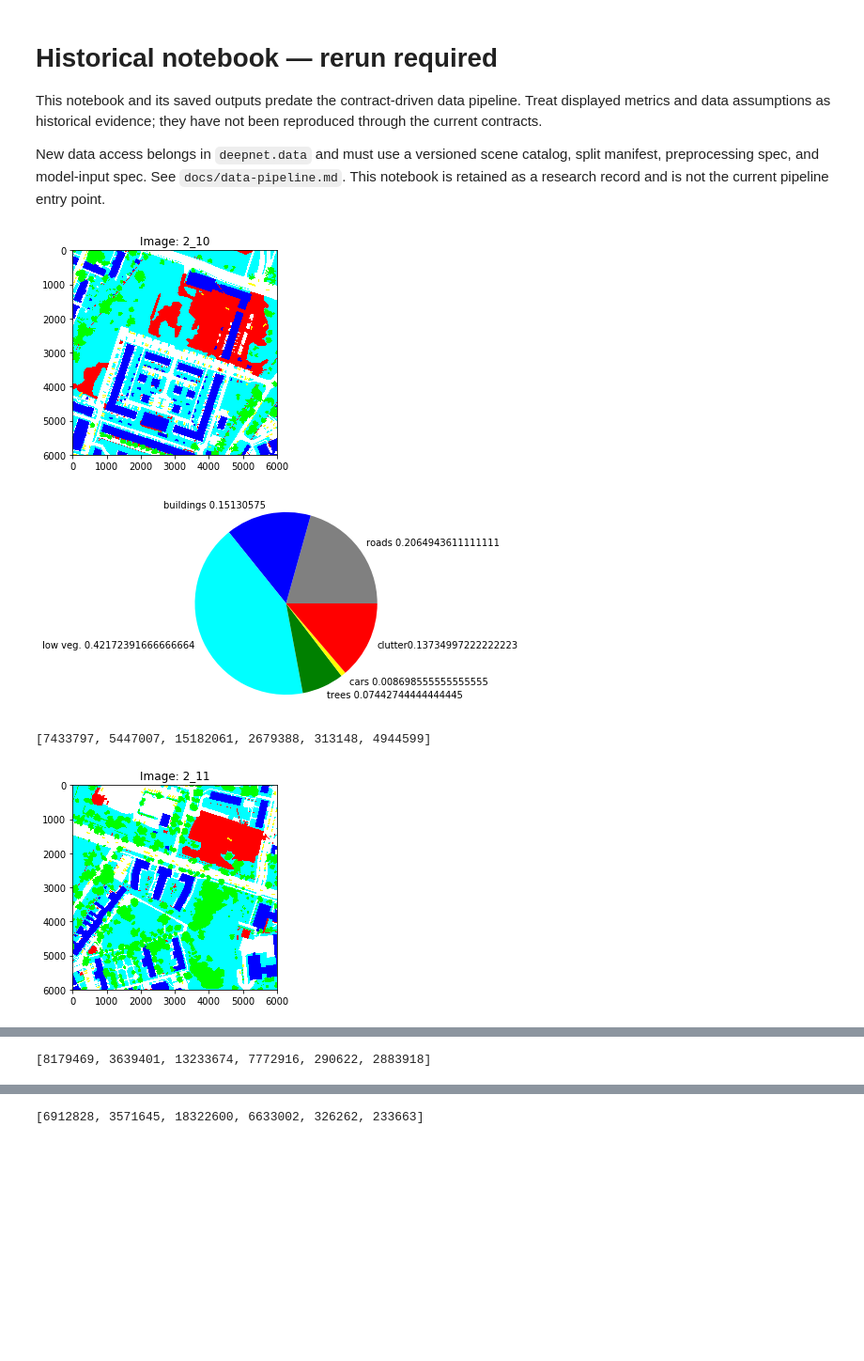
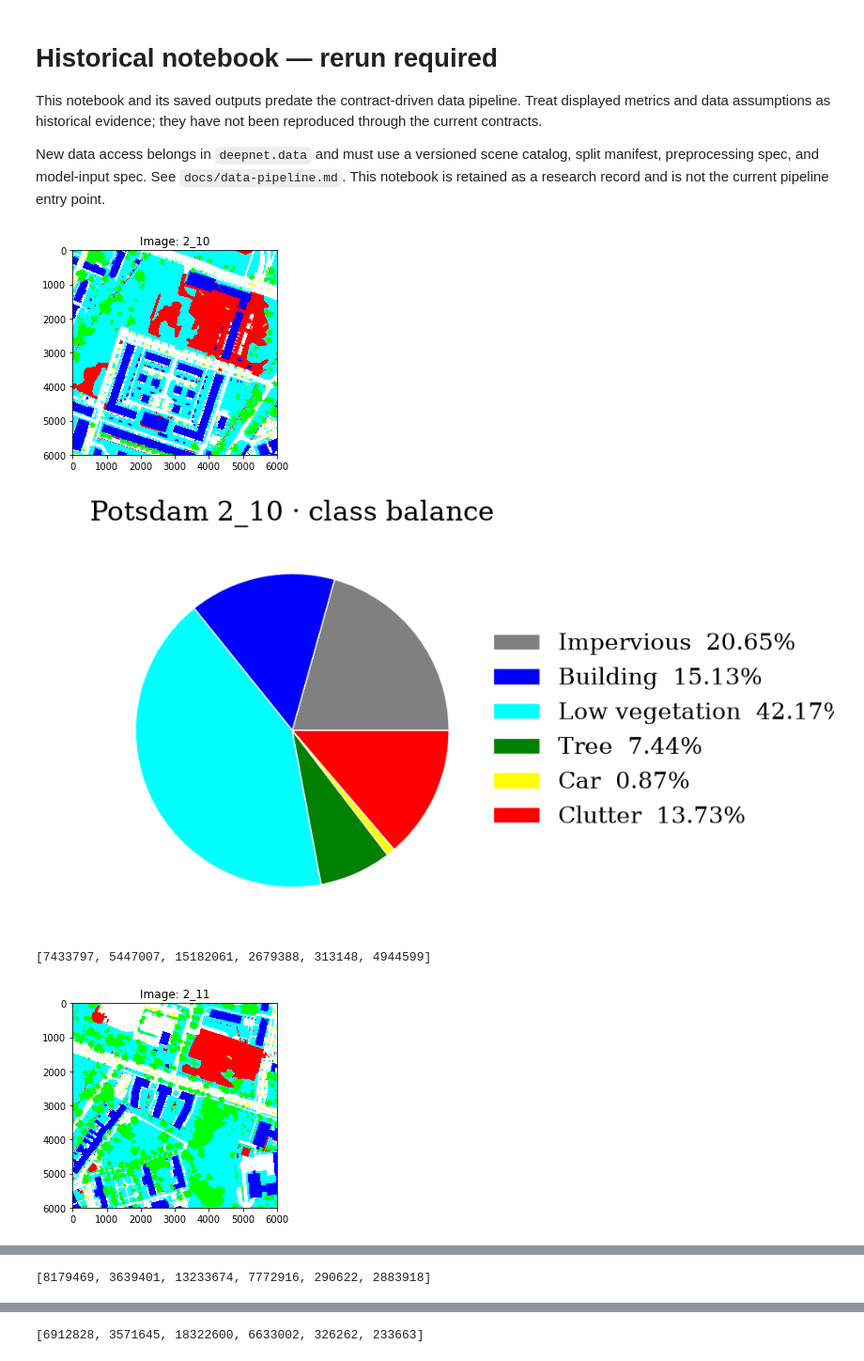
Before and after one commit to damminhtien/deepnet-for-semantic-labeling-photogrammetry, a Jupyter notebook: Insight-data-potsdam.ipynb, the cells around one changed output, grey strips where cells are left out. Shown at 94% size. Cells and saved outputs as stored; diff of their text form; code cells hidden in the pictures; blank space fills up the shorter version.

Commit message:
feat(figures): render reproducible charts with SciencePlots

```diff
--- a/Insight-data-potsdam.ipynb
+++ b/Insight-data-potsdam.ipynb
@@ -54,44 +54,49 @@ all_images = ['2_10','2_11','2_12','2_13','2_14','3_10','3_11','3_12','3_13','3_
               '4_10','4_11','4_12','4_13','4_14','4_15','5_10','5_11','5_12','5_13',
               '5_14','5_15','6_7','6_8','6_9','6_10','6_11','6_12','6_13','6_14',
               '6_15','7_7','7_8','7_9','7_10','7_11','7_12','7_13']
-# %%
-def plot_pie(n_pixel):
-    labels_ = ["roads {}", "buildings {}", "low veg. {}", "trees {}", "cars {}", "clutter{}"]
-    colors = ['gray', 'blue', 'cyan', 'green', 'yellow', 'red']
-    explode = (0,0,0,0,0,0)  # explode 1st slice
-
-    total_pixel = np.sum(np.array(n_pixel))
-    i = 0
-    labels = []
-    for l in labels_:
-        labels.append(l.format(n_pixel[i]/total_pixel))
-        i +=1
-
-    # Plot
-    plt.pie(n_pixel, explode=explode, labels=labels, colors=colors)
-    plt.axis('equal')
-    plt.show()
+# %%
+import scienceplots
+
+PLOT_STYLE = ("science", "no-latex")
+CLASS_LABELS = ["Impervious", "Building", "Low vegetation", "Tree", "Car", "Clutter"]
+
+
+def plot_pie(n_pixel, scene=None):
+    with plt.style.context(PLOT_STYLE):
+        fig, ax = plt.subplots(figsize=(4.8, 2.65), layout="constrained")
+        wedges, _ = ax.pie(
+            n_pixel, colors=("gray", "blue", "cyan", "green", "yellow", "red"),
+            wedgeprops={"linewidth": 0.5, "edgecolor": "white"},
+        )
+        labels = [
+            f"{label}  {count / sum(n_pixel):.2%}"
+            for label, count in zip(CLASS_LABELS, n_pixel)
+        ]
+        ax.legend(wedges, labels, loc="center left", bbox_to_anchor=(0.96, 0.5))
+        scope = f"Potsdam {scene}" if scene else "Potsdam"
+        ax.set_title(f"{scope} · class balance")
+        plt.show()
 # %%
 n_pixel_all = [0,0,0,0,0,0]
 for img in all_images:
     gt = io.imread('../input/label-all-potsdam-vaihingen/5_labels_all/top_potsdam_{}_label.tif'.format(img))
 
     fig = plt.figure()
     plt.subplot(1, 1, 1)
     plt.imshow(gt)
     plt.title('Image: {}'.format(img))
     plt.show()
 
     array_gt = convert_from_color(gt)
     array_gt = array_gt.reshape(36000000)
     n_pixel = [0,0,0,0,0,0]
     for i in array_gt:
         n_pixel[i] += 1
         n_pixel_all[i] += 1
-    plot_pie(n_pixel)
+    plot_pie(n_pixel, img)
     print(n_pixel)
 # %% [output]
 [figure]
-[figure, old version]
+[figure, new version]
 [7433797, 5447007, 15182061, 2679388, 313148, 4944599]
 [figure]
```
Also changed, not shown: parts of 3 cells of this notebook, 13 other files.
